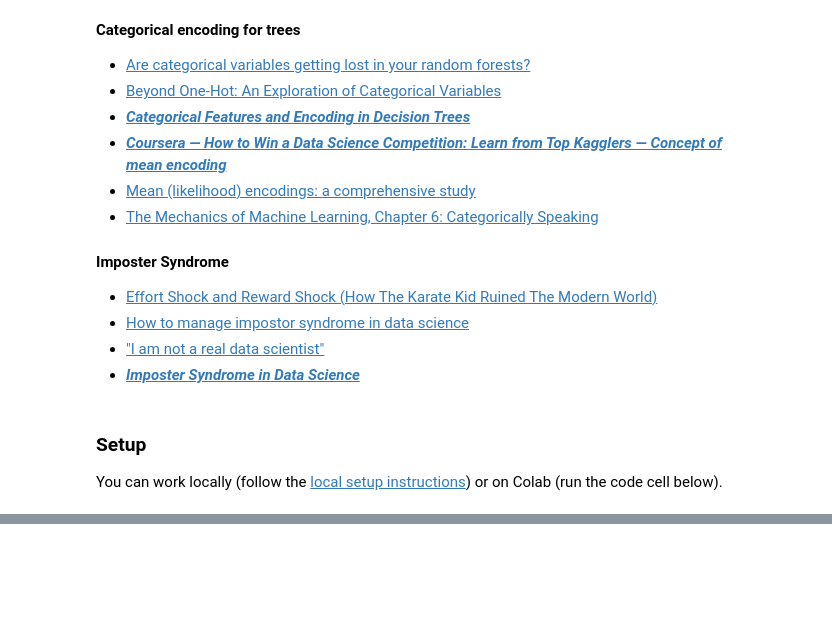
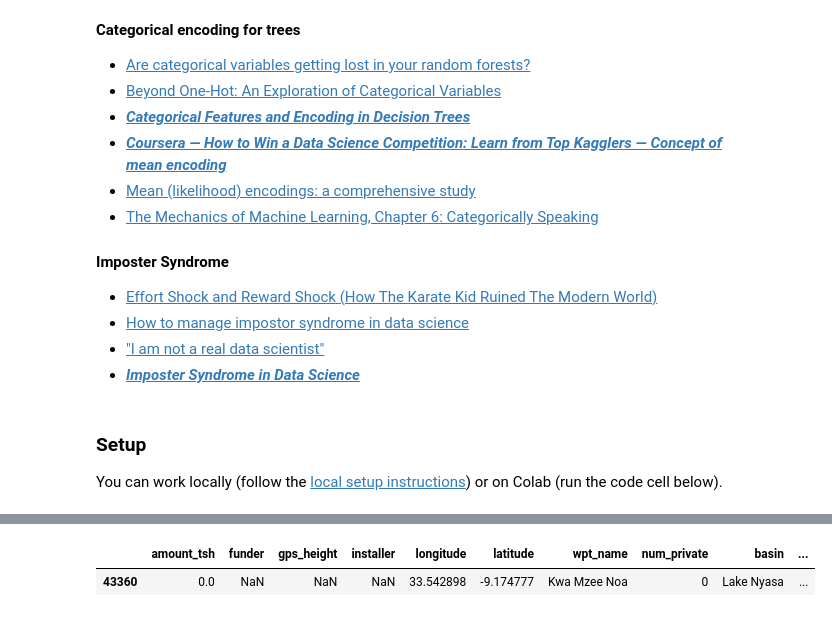
Before and after one commit to bloominstituteoftechnology/DS-Unit-2-Kaggle-Challenge, a Jupyter notebook: module2/assignment_kaggle_challenge_2.ipynb, the cells around one changed output, grey strips where cells are left out. Cells and saved outputs as stored; diff of their text form; code cells hidden in the pictures; blank space fills up the shorter version.

```diff
--- a/module2/assignment_kaggle_challenge_2.ipynb
+++ b/module2/assignment_kaggle_challenge_2.ipynb
@@ -83,0 +346,5 @@ sample_submission = pd.read_csv('../data/tanzania/sample_submission.csv')
+# %%
+train.head(1)
+# %% [output]
+|  | amount_tsh | funder | gps_height | installer | longitude | latitude | wpt_name | num_private | basin | ... |
+| 43360 | 0.0 | NaN | NaN | NaN | 33.542898 | -9.174777 | Kwa Mzee Noa | 0 | Lake Nyasa | ... |
```
Also changed, not shown: parts of 53 cells of this notebook.
